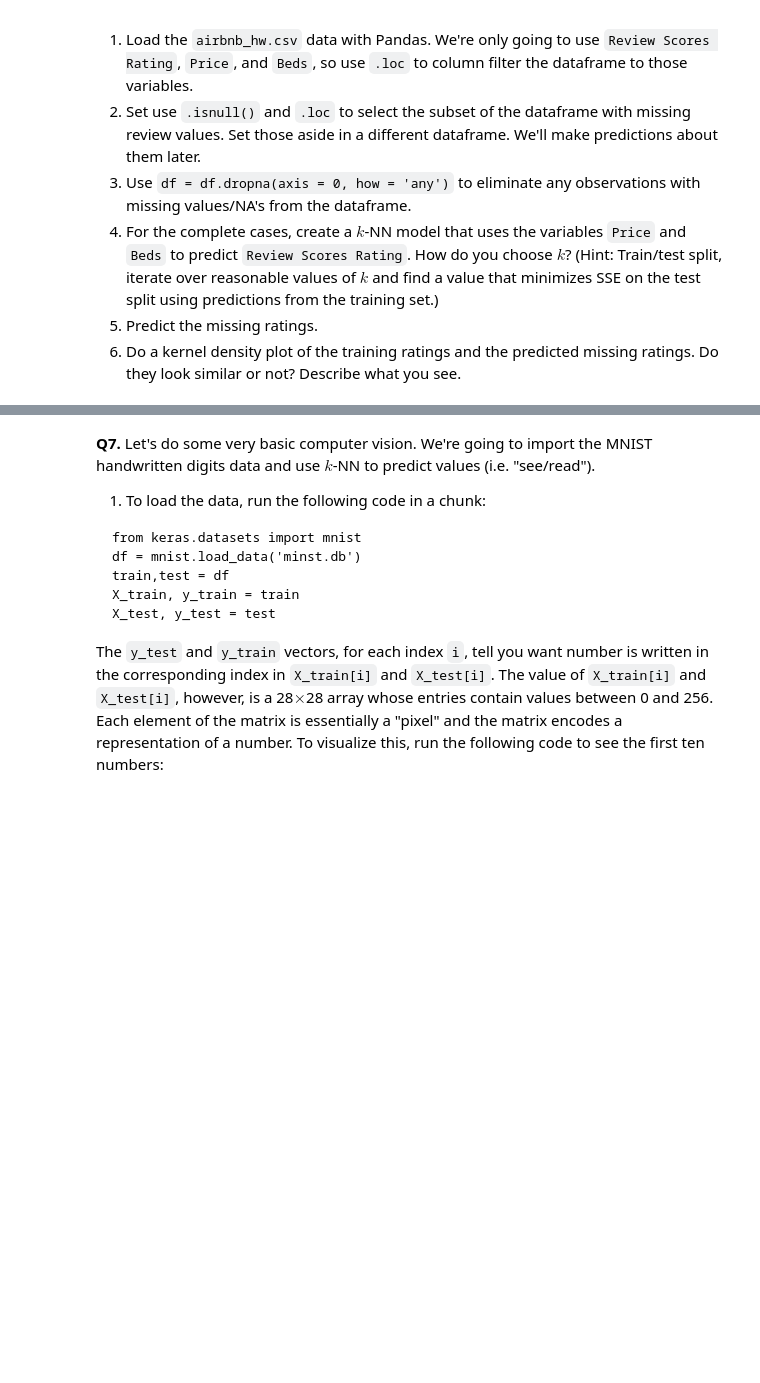
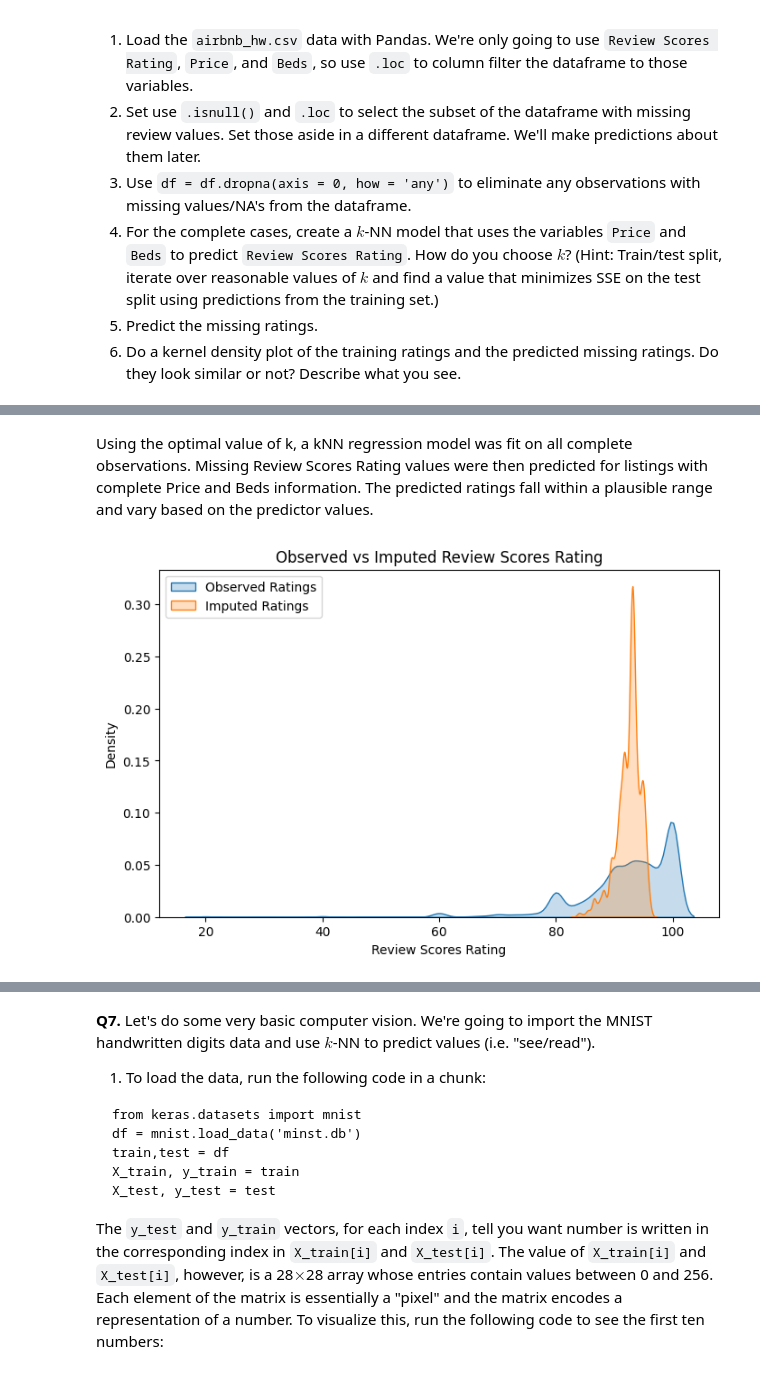
Before and after one commit to connectnganhuynh1-ops/undergrad_ml_assignments, a Jupyter notebook: 02_assignment_knn.ipynb, the cells around one changed output, grey strips where cells are left out. Drawn from its saved outputs; the diff is of its cells as text; code cells hidden in the pictures; blank space fills up the shorter version.

```diff
--- a/02_assignment_knn.ipynb
+++ b/02_assignment_knn.ipynb
@@ -495,0 +547,6 @@ There are 30,478 observations, but only 22,155 ratings. We're going to build a k
+# %%
+# Q6.3
+# We remove all observations with missing values to create a complete-case dataset for training the kNN regression model.
+
+df_complete = df.dropna(axis=0, how="any")
+df_complete.shape
@@ -495,0 +590,5 @@ There are 30,478 observations, but only 22,155 ratings. We're going to build a k
+# %%
+# Q6.4
+
+best_k = min(sse_results, key=sse_results.get)
+best_k
@@ -495,0 +597,17 @@ There are 30,478 observations, but only 22,155 ratings. We're going to build a k
+# %%
+# Q6.5
+# Keep only rows with missing ratings but complete predictors
+df_missing_predictable = df_missing.dropna(subset=["Price", "Beds"])
+# %%
+# Q6.5
+
+# Train final model using best k
+knn_final = KNeighborsRegressor(n_neighbors=best_k)
+knn_final.fit(X, y)
+
+# Predict missing ratings
+df_missing_predictable["Predicted Review Score"] = knn_final.predict(
+    df_missing_predictable[["Price", "Beds"]]
+)
+
+df_missing_predictable.head()
@@ -495,0 +626,23 @@ There are 30,478 observations, but only 22,155 ratings. We're going to build a k
+# %% [markdown]
+Using the optimal value of k, a kNN regression model was fit on all complete
+observations. Missing Review Scores Rating values were then predicted for
+listings with complete Price and Beds information. The predicted ratings fall
+within a plausible range and vary based on the predictor values.
+# %%
+# Q6.6
+# Distribution of observed vs imputed ratings
+# We compare the distribution of observed ratings and imputed ratings using kernel density plots.
+
+plt.figure(figsize=(8, 5))
+
+sns.kdeplot(y, label="Observed Ratings", fill=True)
+sns.kdeplot(df_missing_predictable["Predicted Review Score"],
+            label="Imputed Ratings", fill=True)
+
+plt.xlabel("Review Scores Rating")
+plt.ylabel("Density")
+plt.title("Observed vs Imputed Review Scores Rating")
+plt.legend()
+plt.show()
+# %% [output]
+[figure, added]
```
Also changed, not shown: parts of 11 cells of this notebook.
